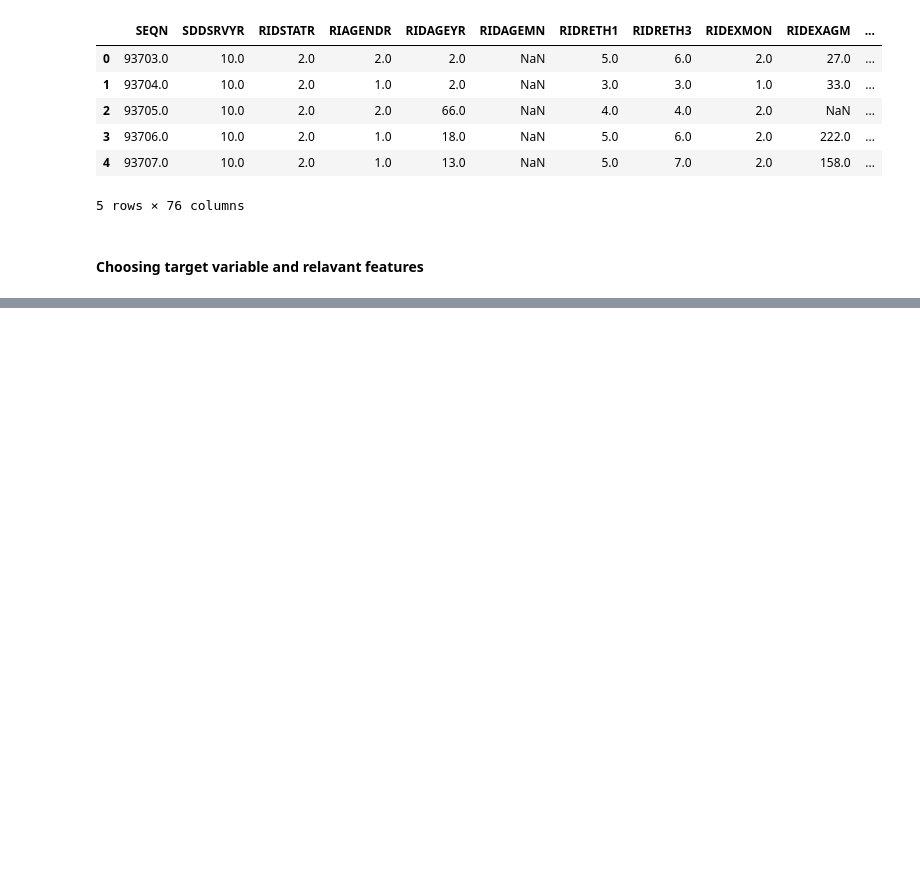
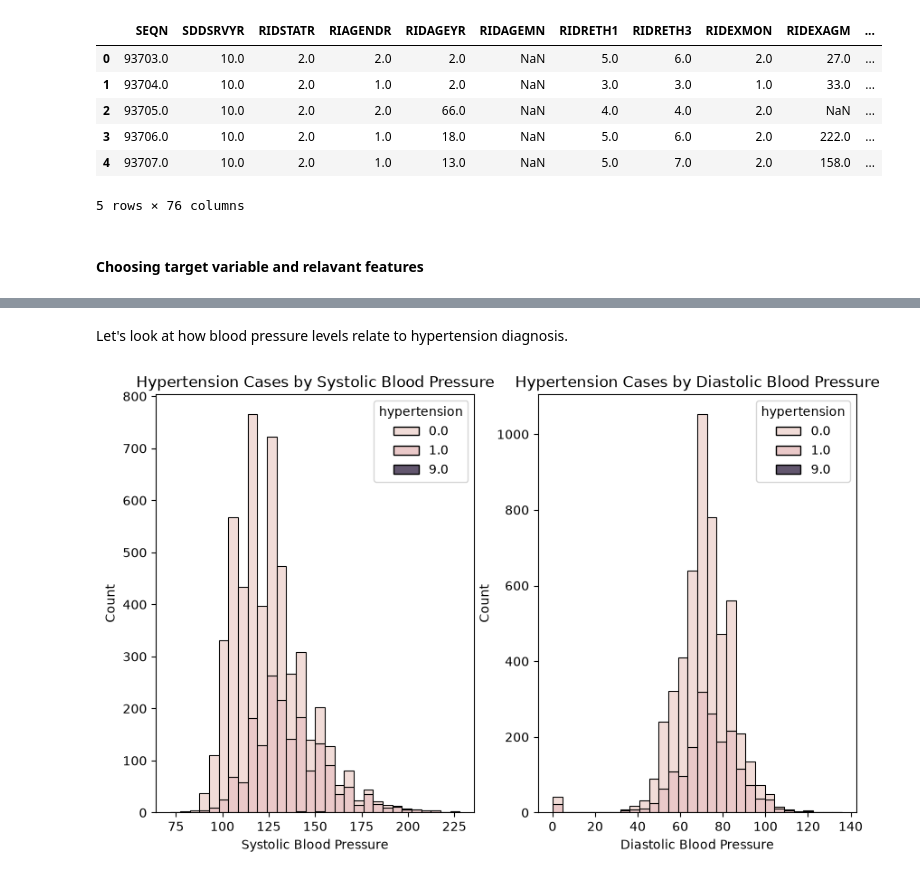
Before and after one commit to marinawitherell/clinical-outcomes-prediction, a Jupyter notebook: hypertension.ipynb, the cells around one changed output, grey strips where cells are left out. Cells and saved outputs as stored; diff of their text form; code cells hidden in the pictures; blank space fills up the shorter version.

```diff
--- a/hypertension.ipynb
+++ b/hypertension.ipynb
@@ -91,0 +125,15 @@ df_modle
+# %% [markdown]
+Let's look at how blood pressure levels relate to hypertension diagnosis.
+# %%
+fig, axes = plt.subplots(nrows=1, ncols=2, figsize=(10, 6))
+sns.histplot(data=df_model, x='Systolic_BP', hue='hypertension', multiple='stack', bins=30, ax=axes[0])
+axes[0].set_title('Hypertension Cases by Systolic Blood Pressure')
+axes[0].set_xlabel('Systolic Blood Pressure')
+axes[0].set_ylabel('Count')
+sns.histplot(data=df_model, x='Diastolic_BP', hue='hypertension', multiple='stack', bins=30, ax=axes[1])
+axes[1].set_title('Hypertension Cases by Diastolic Blood Pressure')
+axes[1].set_xlabel('Diastolic Blood Pressure')
+axes[1].set_ylabel('Count')
+plt.show()
+# %% [output]
+[figure, added]
```
Also changed, not shown: parts of 31 cells of this notebook, 4 other files.
